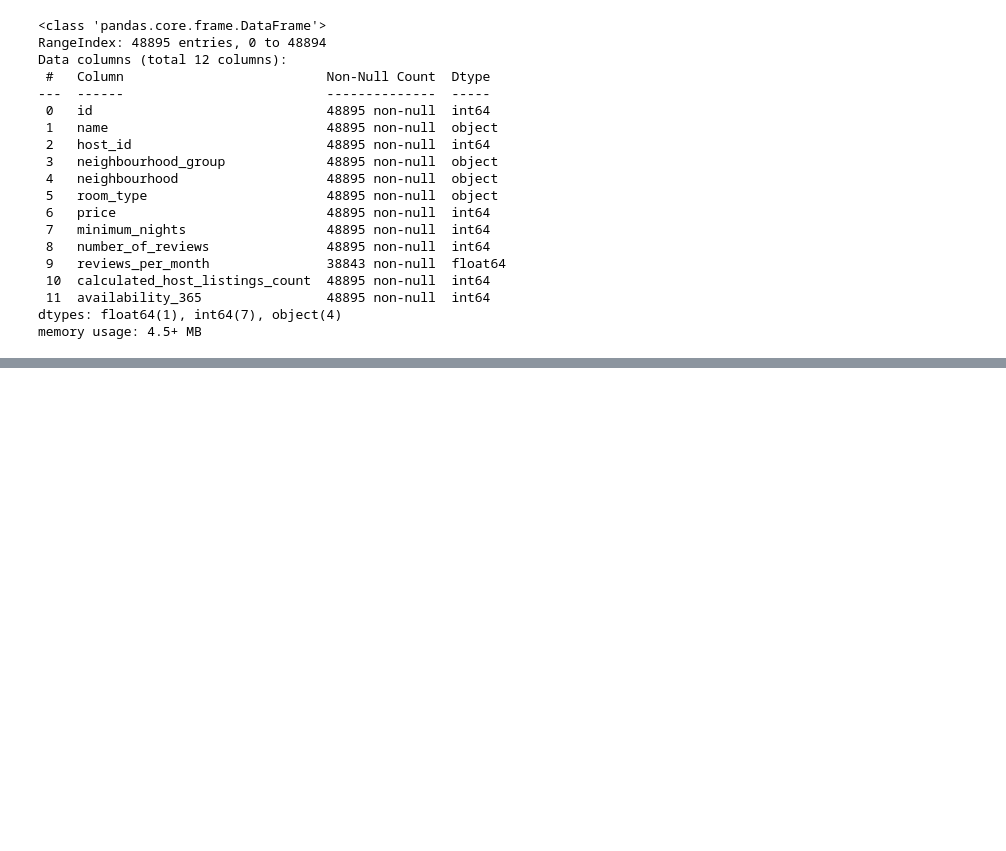
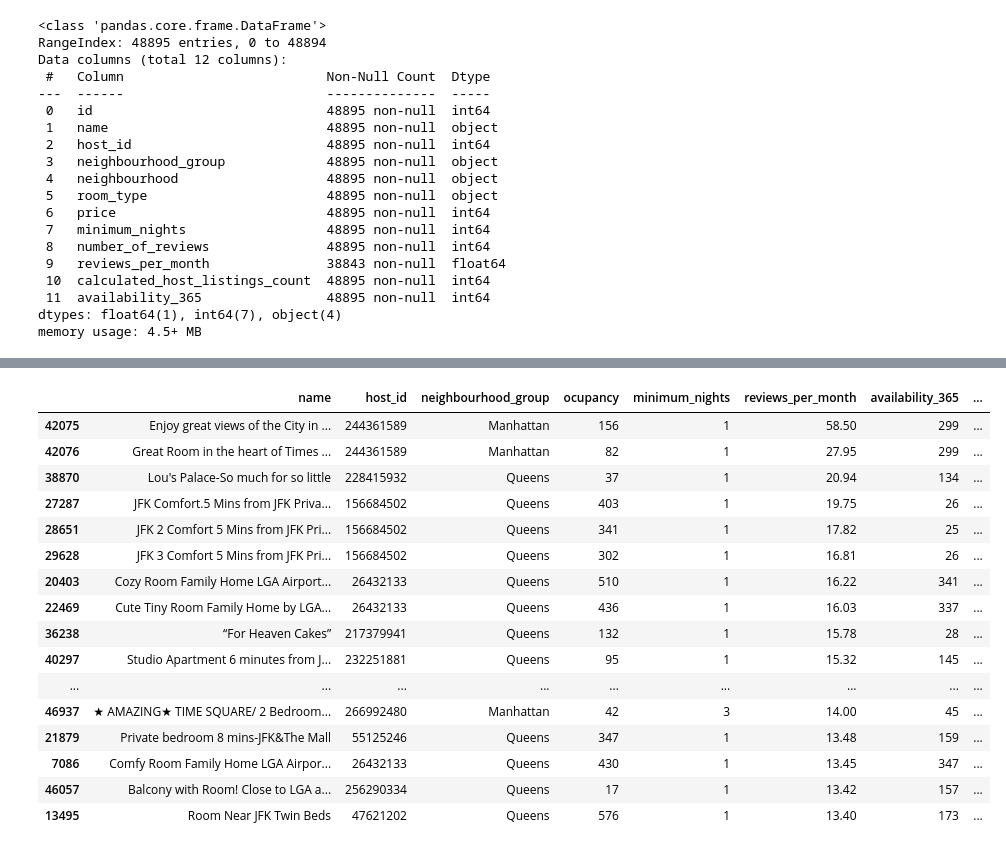
Before and after one commit to junaiskv94/Airbnb_bookin_Analysis, a Jupyter notebook: Copy_of_Airbnb_Bookings_Analysis_Capstone_Project.ipynb, the cells around one changed output, grey strips where cells are left out. Drawn from its saved outputs; the diff is of its cells as text; code cells hidden in the pictures; blank space fills up the shorter version.

```diff
--- a/Copy_of_Airbnb_Bookings_Analysis_Capstone_Project.ipynb
+++ b/Copy_of_Airbnb_Bookings_Analysis_Capstone_Project.ipynb
@@ -607,0 +781,20 @@ memory usage: 4.5+ MB
+# %%
+df[['name','host_id','neighbourhood_group','ocupancy','minimum_nights','reviews_per_month','availability_365','price']].sort_values(by='reviews_per_month',ascending=False).head(20)
+# %% [output]
+|  | name | host_id | neighbourhood_group | ocupancy | minimum_nights | reviews_per_month | availability_365 | ... |
+| 42075 | Enjoy great views of the City in ... | 244361589 | Manhattan | 156 | 1 | 58.50 | 299 | ... |
+| 42076 | Great Room in the heart of Times ... | 244361589 | Manhattan | 82 | 1 | 27.95 | 299 | ... |
+| 38870 | Lou's Palace-So much for so little | 228415932 | Queens | 37 | 1 | 20.94 | 134 | ... |
+| 27287 | JFK Comfort.5 Mins from JFK Priva... | 156684502 | Queens | 403 | 1 | 19.75 | 26 | ... |
+| 28651 | JFK 2 Comfort 5 Mins from JFK Pri... | 156684502 | Queens | 341 | 1 | 17.82 | 25 | ... |
+| 29628 | JFK 3 Comfort 5 Mins from JFK Pri... | 156684502 | Queens | 302 | 1 | 16.81 | 26 | ... |
+| 20403 | Cozy Room Family Home LGA Airport... | 26432133 | Queens | 510 | 1 | 16.22 | 341 | ... |
+| 22469 | Cute Tiny Room Family Home by LGA... | 26432133 | Queens | 436 | 1 | 16.03 | 337 | ... |
+| 36238 | “For Heaven Cakes” | 217379941 | Queens | 132 | 1 | 15.78 | 28 | ... |
+| 40297 | Studio Apartment 6 minutes from J... | 232251881 | Queens | 95 | 1 | 15.32 | 145 | ... |
+| ... | ... | ... | ... | ... | ... | ... | ... | ... |
+| 46937 | ★ AMAZING★ TIME SQUARE/ 2 Bedroom... | 266992480 | Manhattan | 42 | 3 | 14.00 | 45 | ... |
+| 21879 | Private bedroom 8 mins-JFK&The Mall | 55125246 | Queens | 347 | 1 | 13.48 | 159 | ... |
+| 7086 | Comfy Room Family Home LGA Airpor... | 26432133 | Queens | 430 | 1 | 13.45 | 347 | ... |
+| 46057 | Balcony with Room! Close to LGA a... | 256290334 | Queens | 17 | 1 | 13.42 | 157 | ... |
+| 13495 | Room Near JFK Twin Beds | 47621202 | Queens | 576 | 1 | 13.40 | 173 | ... |
```
Also changed, not shown: parts of 19 cells of this notebook.
